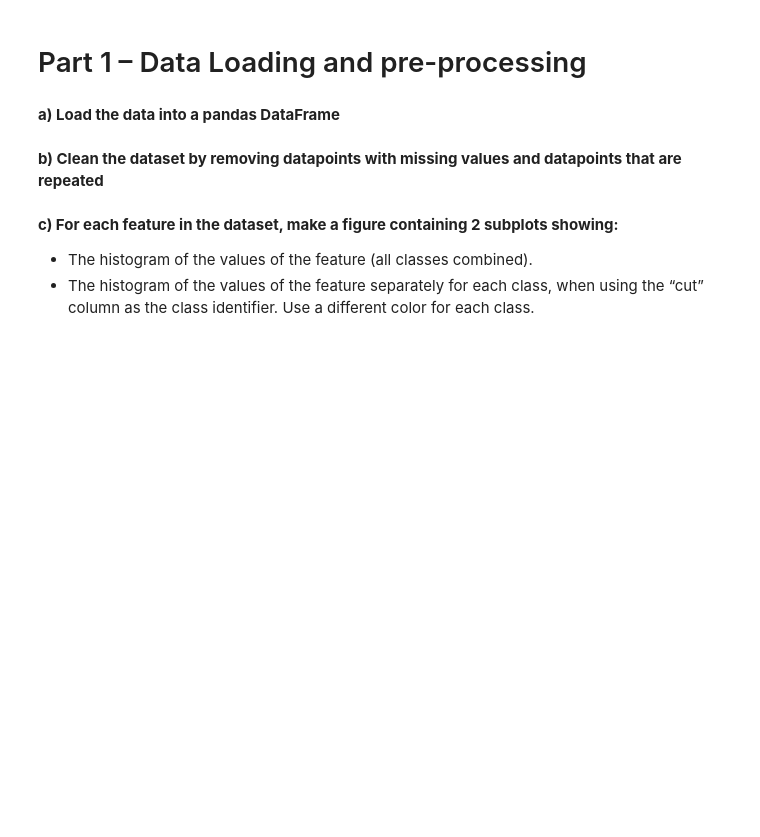
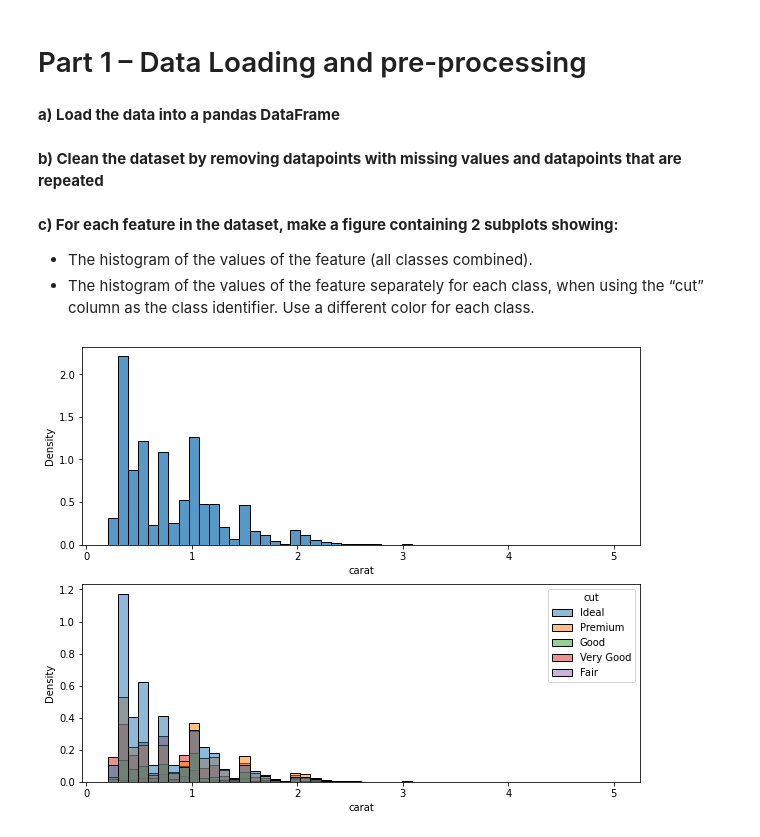
Before and after one commit to juanbelieni/fgv-tacd-a1, a Jupyter notebook: work/part-1.ipynb, the cells around one changed output. Drawn from its saved outputs; the diff is of its cells as text; code cells hidden in the pictures; blank space fills up the shorter version.

```diff
--- a/work/part-1.ipynb
+++ b/work/part-1.ipynb
@@ -24,0 +30,13 @@ diamonds_dataset.drop_duplicates()
+# %%
+# Creating a method to plot histograms
+
+def plot_histograms(column: str):
+  fig, axs = plt.subplots(nrows=2, figsize=(10, 8))
+  sns.histplot(diamonds_dataset, x=column, stat="density", bins=50, ax=axs[0])
+  sns.histplot(diamonds_dataset, x=column, stat="density", bins=50, ax=axs[1], hue="cut")
+# %%
+# Plotting the histograms for "carat"
+
+plot_histograms("carat")
+# %% [output]
+[figure, added]
```
Also changed, not shown: parts of 8 cells of this notebook.
